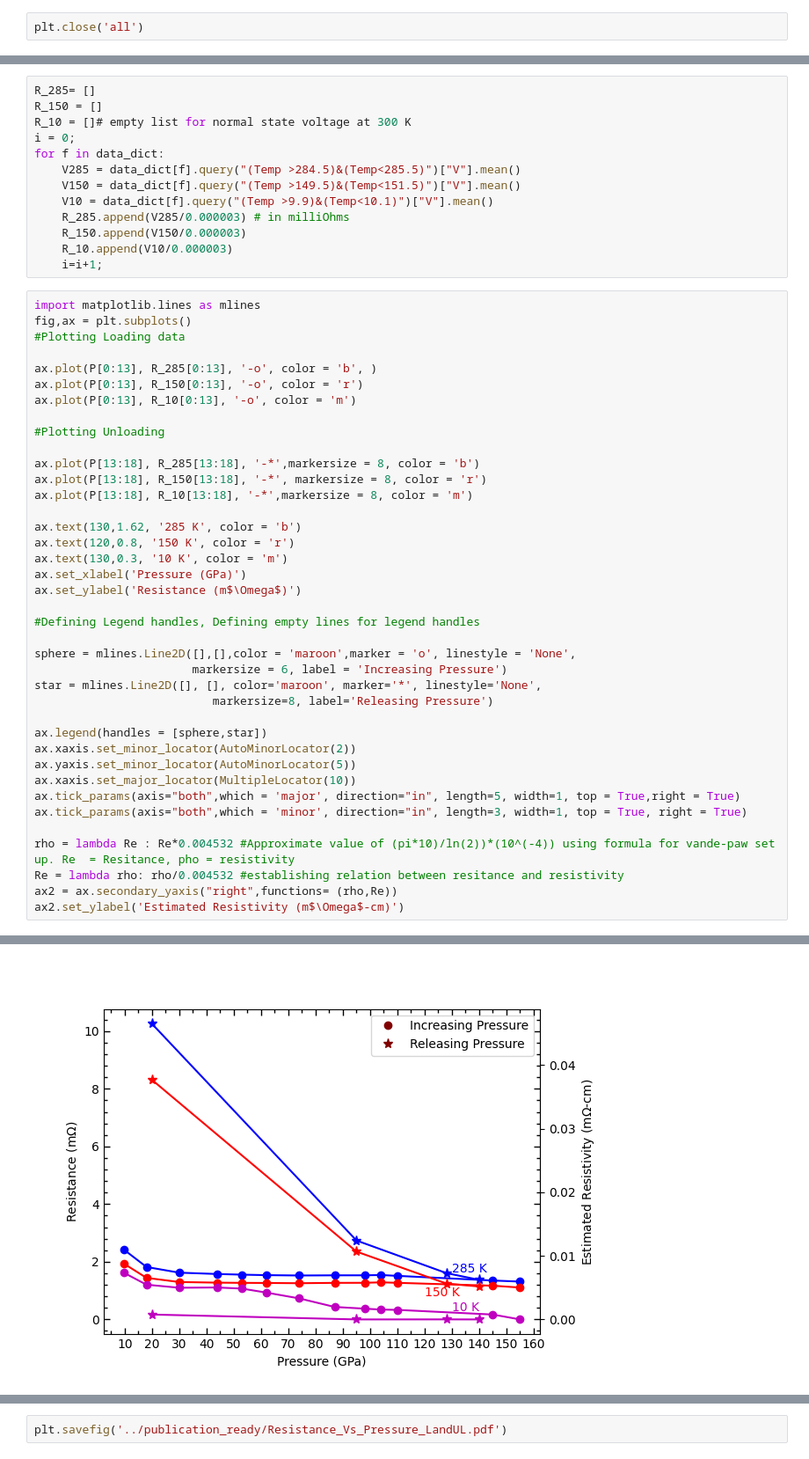
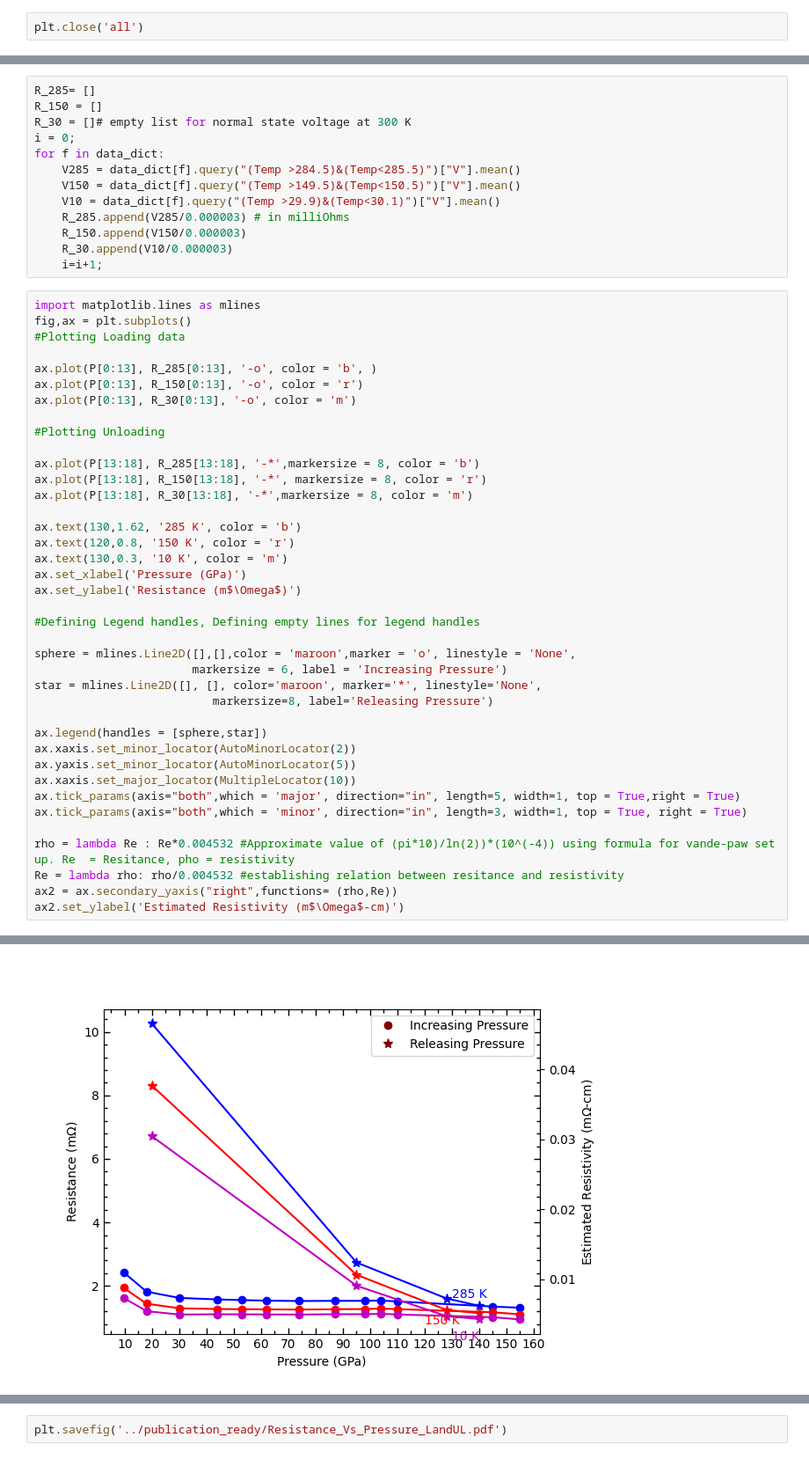
Before and after one commit to jhamlin-ufl/remob2, a Jupyter notebook: notebooks/02_ResistancePlotting.ipynb, the cells around one changed output, grey strips where cells are left out. Shown: that part at 88% size. Saved outputs shown, nothing was run; the diff lists cells and outputs as text.

```diff
--- a/notebooks/02_ResistancePlotting.ipynb
+++ b/notebooks/02_ResistancePlotting.ipynb
@@ -182,15 +213,15 @@ plt.close('all')
 # %%
 R_285= []
 R_150 = []
-R_10 = []# empty list for normal state voltage at 300 K
+R_30 = []# empty list for normal state voltage at 300 K
 i = 0;
 for f in data_dict:
     V285 = data_dict[f].query("(Temp >284.5)&(Temp<285.5)")["V"].mean()
-    V150 = data_dict[f].query("(Temp >149.5)&(Temp<151.5)")["V"].mean()
-    V10 = data_dict[f].query("(Temp >9.9)&(Temp<10.1)")["V"].mean()
+    V150 = data_dict[f].query("(Temp >149.5)&(Temp<150.5)")["V"].mean()
+    V10 = data_dict[f].query("(Temp >29.9)&(Temp<30.1)")["V"].mean()
     R_285.append(V285/0.000003) # in milliOhms
     R_150.append(V150/0.000003)
-    R_10.append(V10/0.000003)
+    R_30.append(V10/0.000003)
     i=i+1;
 # %%
 import matplotlib.lines as mlines
@@ -199,38 +230,38 @@ fig,ax = plt.subplots()
 
 ax.plot(P[0:13], R_285[0:13], '-o', color = 'b', )
 ax.plot(P[0:13], R_150[0:13], '-o', color = 'r')
-ax.plot(P[0:13], R_10[0:13], '-o', color = 'm')
+ax.plot(P[0:13], R_30[0:13], '-o', color = 'm')
 
 #Plotting Unloading
 
 ax.plot(P[13:18], R_285[13:18], '-*',markersize = 8, color = 'b')
 ax.plot(P[13:18], R_150[13:18], '-*', markersize = 8, color = 'r')
-ax.plot(P[13:18], R_10[13:18], '-*',markersize = 8, color = 'm')
+ax.plot(P[13:18], R_30[13:18], '-*',markersize = 8, color = 'm')
 
 ax.text(130,1.62, '285 K', color = 'b')
 ax.text(120,0.8, '150 K', color = 'r')
 ax.text(130,0.3, '10 K', color = 'm')
 ax.set_xlabel('Pressure (GPa)')
 ax.set_ylabel('Resistance (m$\Omega$)')
 
 #Defining Legend handles, Defining empty lines for legend handles
 
 sphere = mlines.Line2D([],[],color = 'maroon',marker = 'o', linestyle = 'None',
                        markersize = 6, label = 'Increasing Pressure')
 star = mlines.Line2D([], [], color='maroon', marker='*', linestyle='None',
                           markersize=8, label='Releasing Pressure')
 
 ax.legend(handles = [sphere,star])
 ax.xaxis.set_minor_locator(AutoMinorLocator(2))
 ax.yaxis.set_minor_locator(AutoMinorLocator(5))
 ax.xaxis.set_major_locator(MultipleLocator(10))
 ax.tick_params(axis="both",which = 'major', direction="in", length=5, width=1, top = True,right = True)
 ax.tick_params(axis="both",which = 'minor', direction="in", length=3, width=1, top = True, right = True)
 
 rho = lambda Re : Re*0.004532 #Approximate value of (pi*10)/ln(2))*(10^(-4)) using formula for vande-paw set up. Re  = Resitance, pho = resistivity
 Re = lambda rho: rho/0.004532 #establishing relation between resitance and resistivity
 ax2 = ax.secondary_yaxis("right",functions= (rho,Re))
 ax2.set_ylabel('Estimated Resistivity (m$\Omega$-cm)')
 # %% [output]
 Text(0, 0.5, 'Estimated Resistivity (m$\\Omega$-cm)')
-[figure, old version]
+[figure, new version]
```
Also changed, not shown: parts of 9 cells of this notebook, 5 other files.
